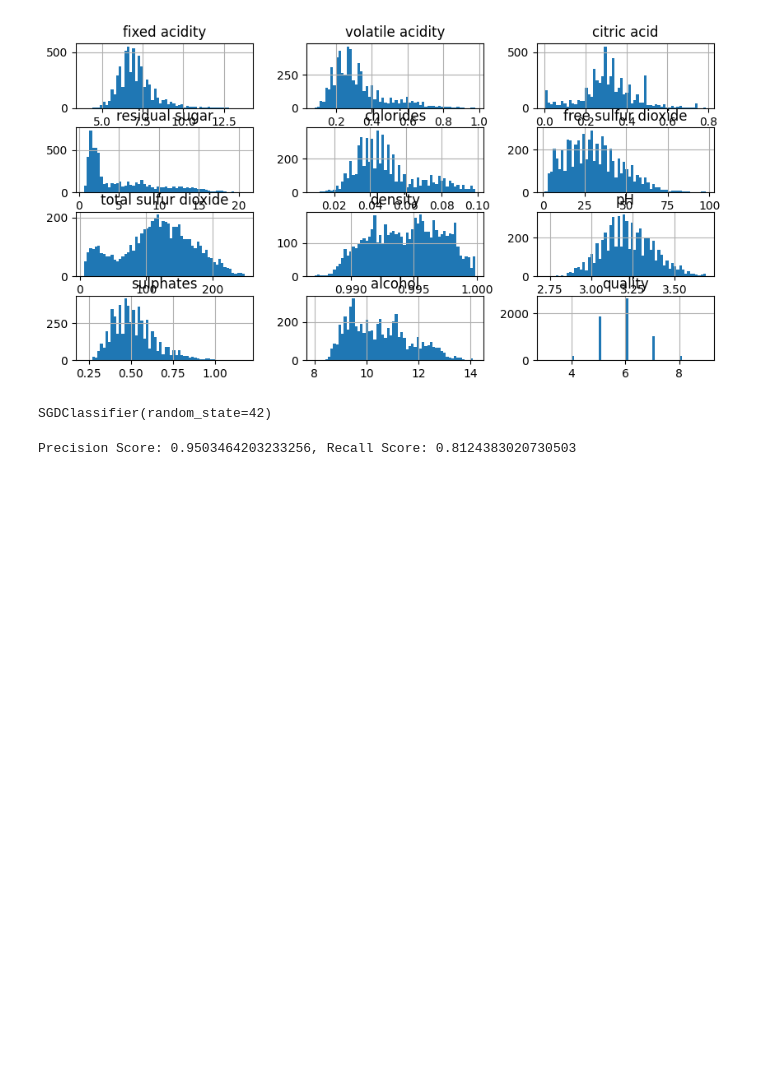
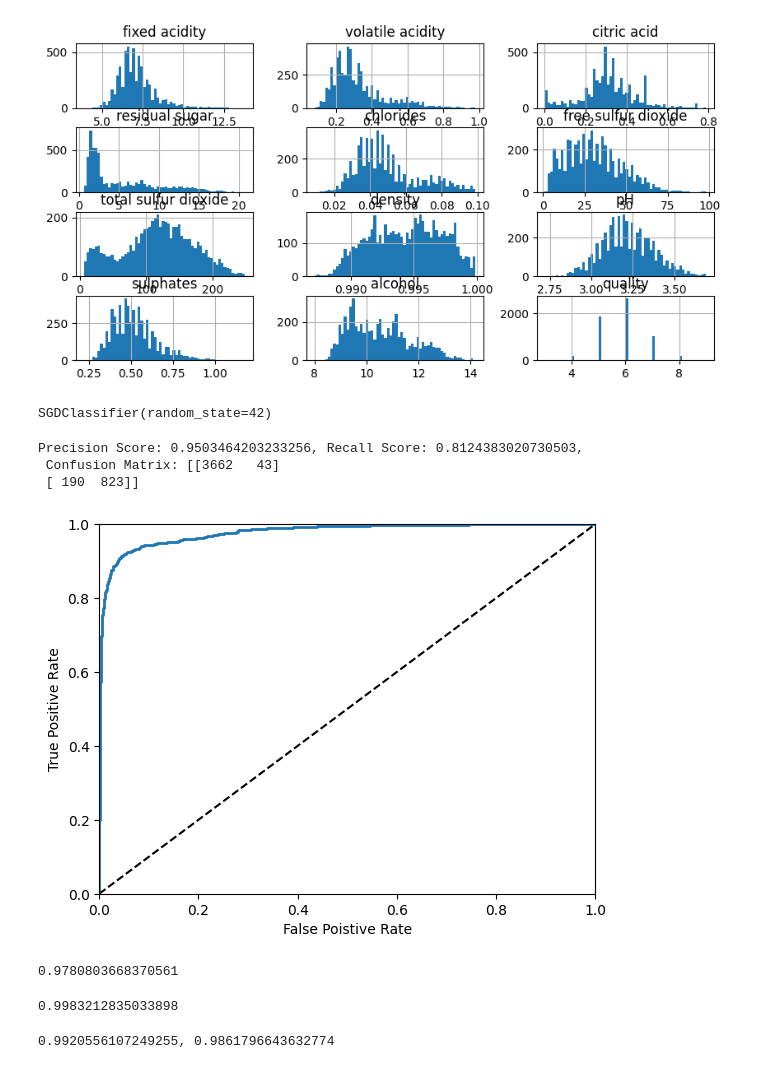
Before and after one commit to restrepo930/wine_type_classifier, a Jupyter notebook: wine_classifier.ipynb, the cells around one changed output. Drawn from its saved outputs; the diff is of its cells as text; code cells hidden in the pictures; blank space fills up the shorter version.

```diff
--- a/wine_classifier.ipynb
+++ b/wine_classifier.ipynb
@@ -103,6 +103,32 @@ y_train_pred = cross_val_predict(sgd_clf, train_x_set, train_y_set, cv=3)
 # %%
 from sklearn.metrics import confusion_matrix, precision_score, recall_score
 
-print(f'Precision Score: {precision_score(train_y_set, y_train_pred)}, Recall Score: {recall_score(train_y_set, y_train_pred)}')
+print(f'Precision Score: {precision_score(train_y_set, y_train_pred)}, Recall Score: {recall_score(train_y_set, y_train_pred)}, \n Confusion Matrix: {confusion_matrix(train_y_set, y_train_pred)}')
 # %% [output]
-Precision Score: 0.9503464203233256, Recall Score: 0.8124383020730503
+Precision Score: 0.9503464203233256, Recall Score: 0.8124383020730503,
+ Confusion Matrix: [[3662   43]
+ [ 190  823]]
+# %%
+y_scores = cross_val_predict(sgd_clf, train_x_set, train_y_set, cv = 3, method='decision_function')
+# %%
+from sklearn.metrics import roc_curve
+import matplotlib.pyplot as plt
+
+fpr, tpr, threshold = roc_curve(train_y_set, y_scores)
+
+def plot_roc_curve(fpr, tpr, lable=None):
+    plt.plot(fpr, tpr, linewidth=2, label='label')
+    plt.plot([0,1],[0,1],'k--')
+    plt.axis([0,1,0,1])
+    plt.xlabel('False Poistive Rate')
+    plt.ylabel('True Positive Rate')
+
+plot_roc_curve(fpr, tpr)
+# %% [output]
+[figure, added]
+# %%
+from sklearn.metrics import roc_auc_score
+
+roc_auc_score(train_y_set, y_scores)
+# %% [output]
+0.9780803668370561
@@ -108,0 +140,13 @@ Precision Score: 0.9503464203233256, Recall Score: 0.8124383020730503
+# %%
+y_scores_forest = y_probas_forest[:,1]
+fpr_forest, tpr_forest, threshold_forest = roc_curve(train_y_set, y_scores_forest)
+
+roc_auc_score(train_y_set, y_scores_forest)
+# %% [output]
+0.9983212835033898
+# %%
+y_train_pred_forest = cross_val_predict(forest_clf, train_x_set, train_y_set, cv=3)
+
+print(f'{precision_score(train_y_set, y_train_pred_forest)}, {recall_score(train_y_set, y_train_pred_forest)}')
+# %% [output]
+0.9920556107249255, 0.9861796643632774
```
Also changed, not shown: parts of 2 cells of this notebook.
